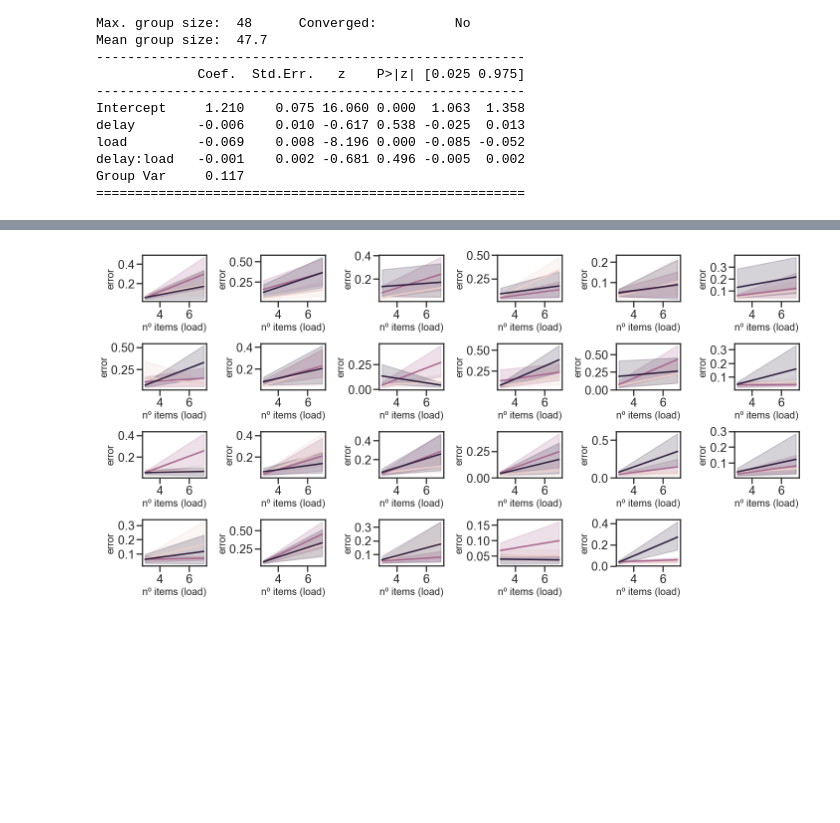
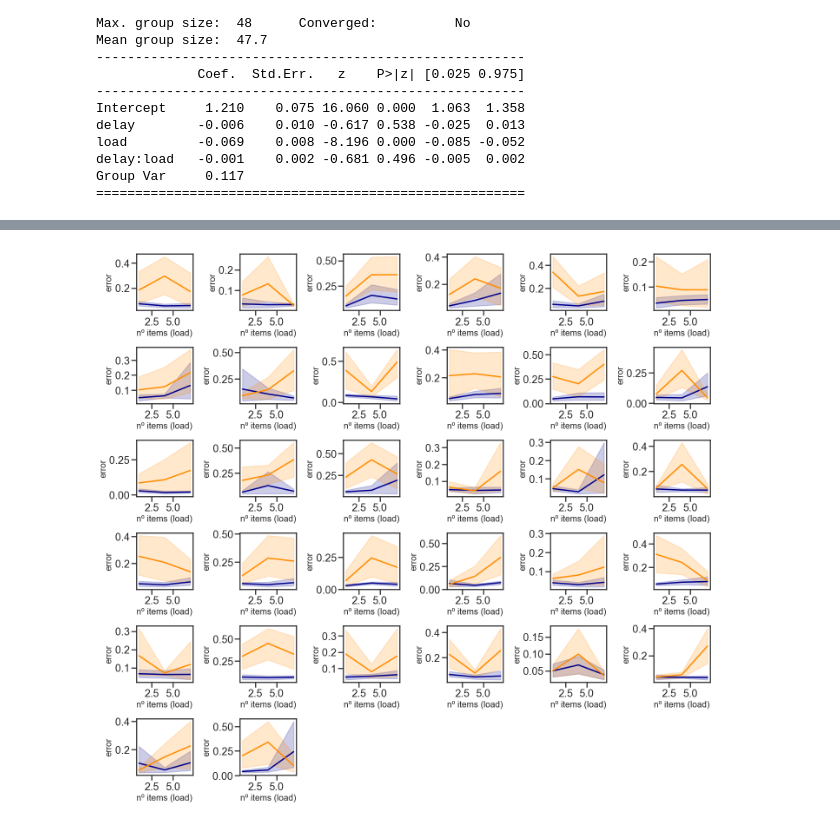
Before and after one commit to davidbestue/outreach_wm, a Jupyter notebook: analysis/summary_analysis.ipynb, the cells around one changed output, grey strips where cells are left out. Cells and saved outputs as stored; diff of their text form; code cells hidden in the pictures; blank space fills up the shorter version.

```diff
--- a/analysis/summary_analysis.ipynb
+++ b/analysis/summary_analysis.ipynb
@@ -293,7 +301,7 @@ plt.tight_layout()
 # %%
-plt.figure(figsize=(20,10))
+plt.figure(figsize=(20,    math.ceil(len(df_.subj.unique()) /6 )*3))
 for s in df_.subj.unique():
-    plt.subplot(4,6,s+1)
+    plt.subplot(math.ceil(len(df_.subj.unique()) /6 ),6,s+1)
     sns.lineplot(x='load', y='module', data=df_.loc[df_['subj']==s], color='chocolate')
     plt.ylabel('error', fontsize=20)
     plt.xlabel('nº items (load)', fontsize=20)
@@ -305,12 +313,13 @@ plt.tight_layout()
 # %%
-plt.figure(figsize=(20,10))
+plt.figure(figsize=(20,    math.ceil(len(df_.subj.unique()) /6 )*3))
 for s in df_.subj.unique():
-    plt.subplot(4,6,s+1)
-    sns.lineplot(x='load', y='module', hue='delay', data=df_.loc[df_['subj']==s], legend=False)
+    plt.subplot(math.ceil(len(df_.subj.unique()) /6 ),6,s+1)
+    sns.lineplot(x='delay', y='module', hue='load', data=df_.loc[df_['subj']==s], hue_order=[3,7],
+                 palette=['darkblue', 'darkorange'],legend=False)
     plt.ylabel('error', fontsize=20)
     plt.xlabel('nº items (load)', fontsize=20)
 
 ##
 plt.tight_layout()
 # %% [output]
-[figure, old version]
+[figure, new version]
```
Also changed, not shown: parts of 6 cells of this notebook.
